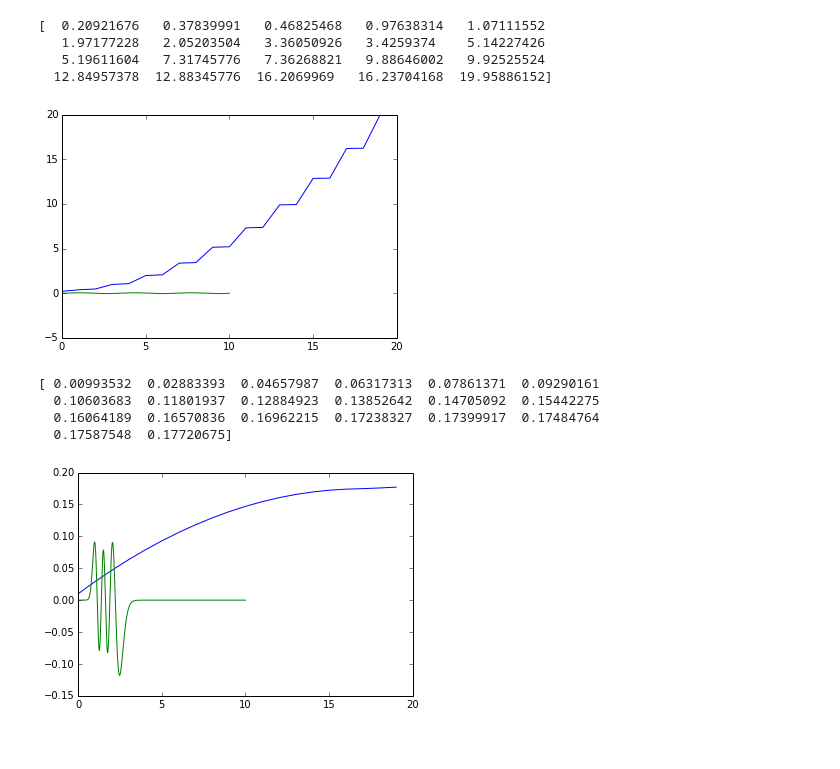
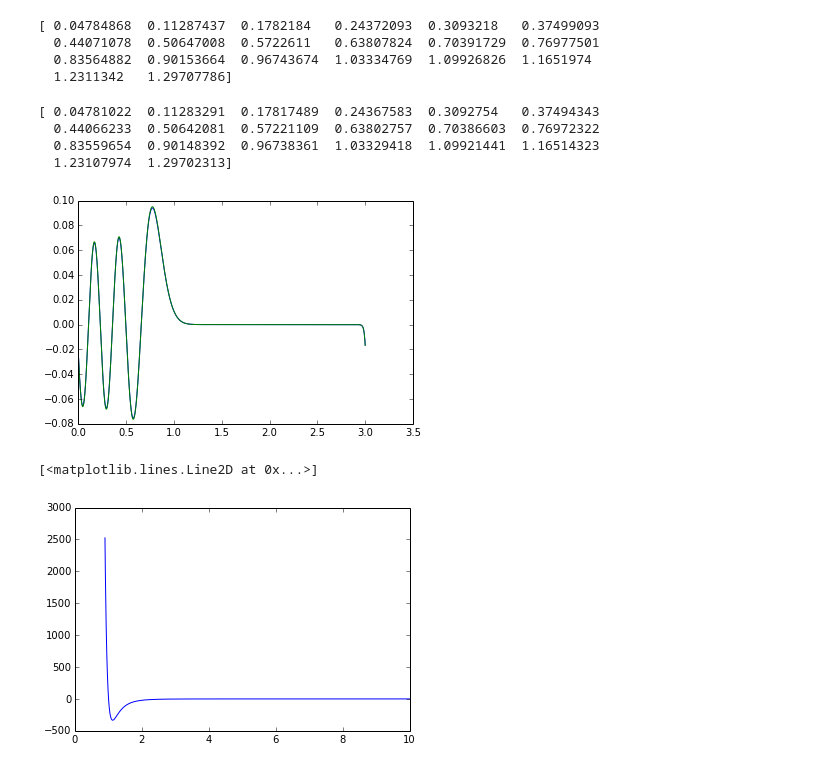
Before and after one commit to AndreiHG/ultracold-molec-coll, a Jupyter notebook: quantum/fgh.ipynb, the cells around one changed output. Saved outputs shown, nothing was run; the diff lists cells and outputs as text; code cells hidden in the pictures.

```diff
--- a/quantum/fgh.ipynb
+++ b/quantum/fgh.ipynb
@@ -15,6 +16,13 @@ def V_morse(x):
 
 def V_ho(x):
     return 0.5*x**2
+
+def V_lj(x):
+    C6 = 1394
+    De = 334
+    C12 = C6**2/(4*De)
+    return C12/x**12 - C6/x**6
+
 
 def fgh(V, x_grid, m):
 
@@ -59,18 +128,25 @@ def fgh(V, x_grid, m):
+# %%
+x_grid = np.linspace(0,3,1000)
+
+Q_grid, J, x_coord = regrid(0,3,1000,9.9,0.05)
+
+#fgh_scaled(V_morse,x_grid,x_grid,np.ones(x_grid.size),1822/2.0)
+fgh_scaled(V_ho,Q_grid,x_coord,J,1822/2.0)
+fgh(V_ho,x_grid,1822/2.0)
+# %% [output]
+[ 0.04784868  0.11287437  0.1782184   0.24372093  0.3093218   0.37499093
+  0.44071078  0.50647008  0.5722611   0.63807824  0.70391729  0.76977501
+  0.83564882  0.90153664  0.96743674  1.03334769  1.09926826  1.1651974
+  1.2311342   1.29707786]
+[ 0.04781022  0.11283291  0.17817489  0.24367583  0.3092754   0.37494343
+  0.44066233  0.50642081  0.57221109  0.63802757  0.70386603  0.76972322
+  0.83559654  0.90148392  0.96738361  1.03329418  1.09921441  1.16514323
+  1.23107974  1.29702313]
+[figure, added]
 # %%
-x_grid = np.linspace(0,10,1000)
-
-#plt.plot(x_grid,V_morse(x_grid)/0.1744)
-#plt.show()
-fgh(V_morse,x_grid,1822/2.0)
+x_grid = np.linspace(0.9,10,1000)
+plt.plot(x_grid,V_lj(x_grid))
 # %% [output]
-[  0.20921676   0.37839991   0.46825468   0.97638314   1.07111552
-   1.97177228   2.05203504   3.36050926   3.4259374    5.14227426
-   5.19611604   7.31745776   7.36268821   9.88646002   9.92525524
-  12.84957378  12.88345776  16.2069969   16.23704168  19.95886152]
+[<matplotlib.lines.Line2D at 0x...>]
-[figure, old version]
+[figure, new version]
-[ 0.00993532  0.02883393  0.04657987  0.06317313  0.07861371  0.09290161
-  0.10603683  0.11801937  0.12884923  0.13852642  0.14705092  0.15442275
-  0.16064189  0.16570836  0.16962215  0.17238327  0.17399917  0.17484764
-  0.17587548  0.17720675]
-[figure, removed]
 # %%
```
Also changed, not shown: parts of 8 cells of this notebook.
